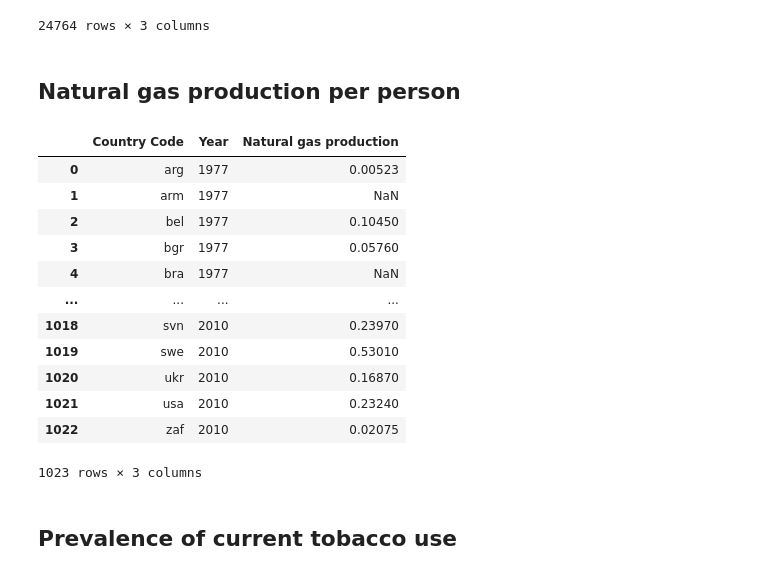
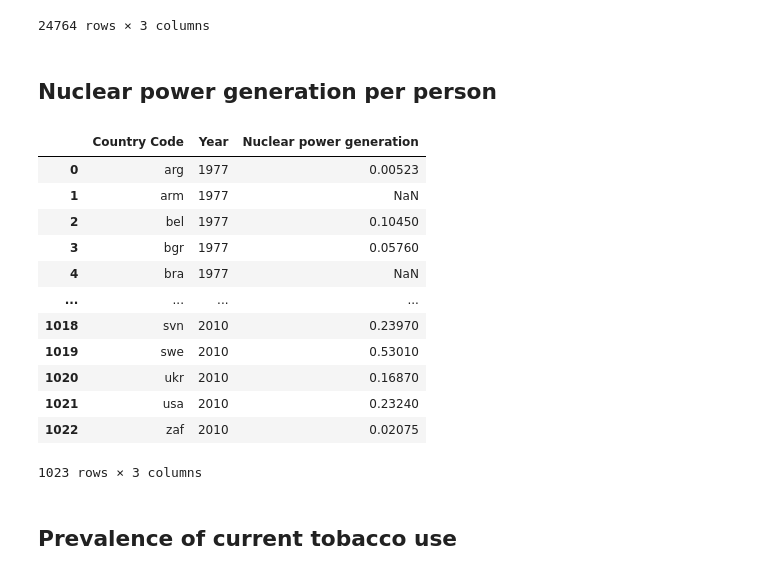
Before and after one commit to gitBugD/GML_RespiratoryDiseases, a Jupyter notebook: DataMerge_Gapminder.ipynb, the cells around one changed output. Drawn from its saved outputs; the diff is of its cells as text; code cells hidden in the pictures.

```diff
--- a/DataMerge_Gapminder.ipynb
+++ b/DataMerge_Gapminder.ipynb
@@ -582,32 +588,32 @@ df_sulfur_emissions
 | 24763 | zwe | 2000 | 7.14800 |
 24764 rows × 3 columns
 # %% [markdown]
-## Natural gas production per person
+## Nuclear power generation per person
 # %%
 df_nuclear_power_gen = pd.read_csv("../Data/gapminder/nuclear_power_generation_per_person.csv")
 
 # Threshold: keep columns with at least 60% non-NaN values
 threshold = 0.6 * len(df_nuclear_power_gen)
 
 # Drop columns with less than threshold non-NaN values
 df_nuclear_power_gen = df_nuclear_power_gen.dropna(axis=1, thresh=threshold)
 
 # Melt - Collapse all year columns into one
 # Identify the columns that hold the yearly values
 year_columns = [c for c in df_nuclear_power_gen.columns if c.isdigit()]
 
 # Melt (wide → long)
 df_nuclear_power_gen = df_nuclear_power_gen.melt(
     id_vars=['geo'],
     value_vars=year_columns,
     var_name='Year',          # name of the new column that will hold the year
     value_name='Value'        # name of the column that will hold the measurement
 )
 
-df_nuclear_power_gen.columns = ['Country Code', 'Year', 'Natural gas production']
+df_nuclear_power_gen.columns = ['Country Code', 'Year', 'Nuclear power generation']
 df_nuclear_power_gen
 # %% [output]
-|  | Country Code | Year | Natural gas production |
+|  | Country Code | Year | Nuclear power generation |
 | 0 | arg | 1977 | 0.00523 |
 | 1 | arm | 1977 | NaN |
 | 2 | bel | 1977 | 0.10450 |
```
Also changed, not shown: parts of 10 cells of this notebook, 8 other files.
